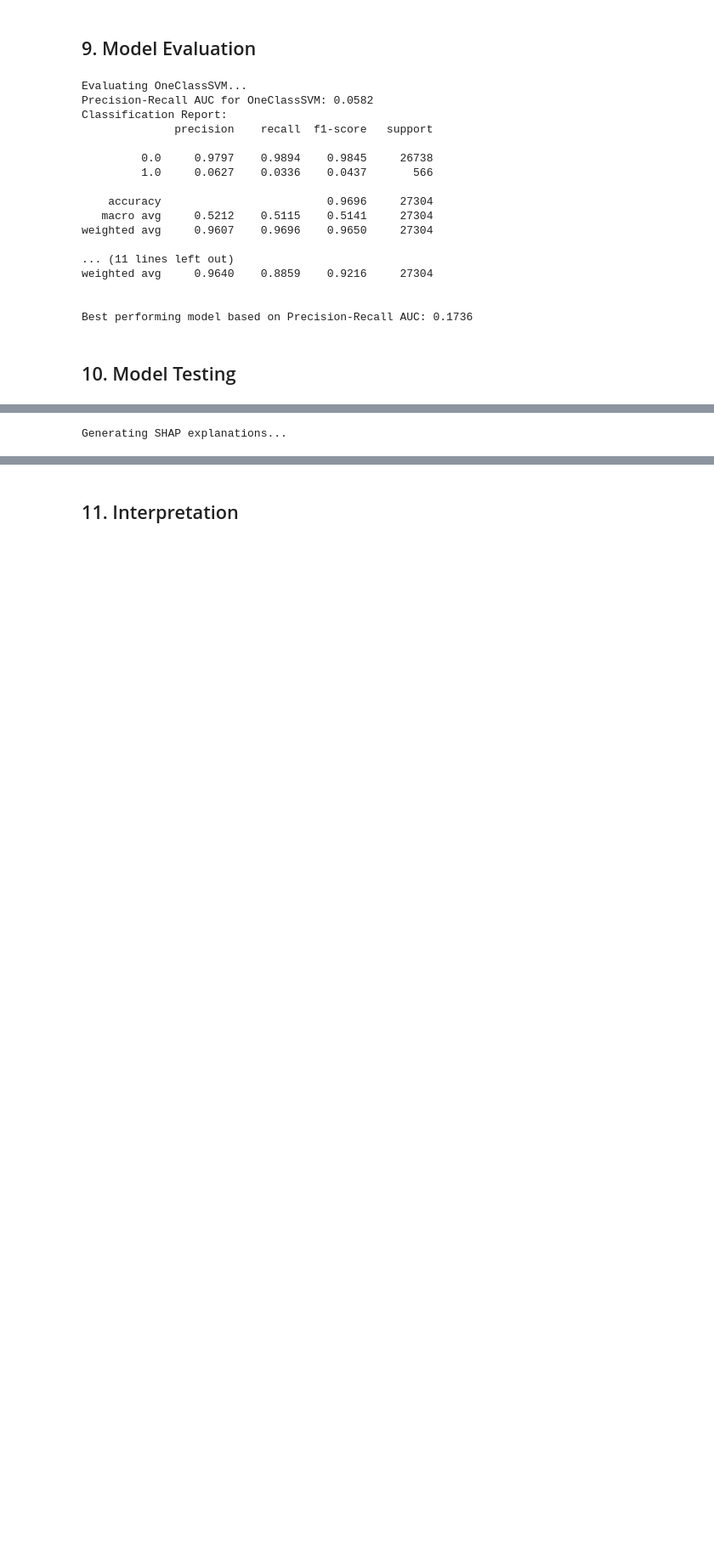
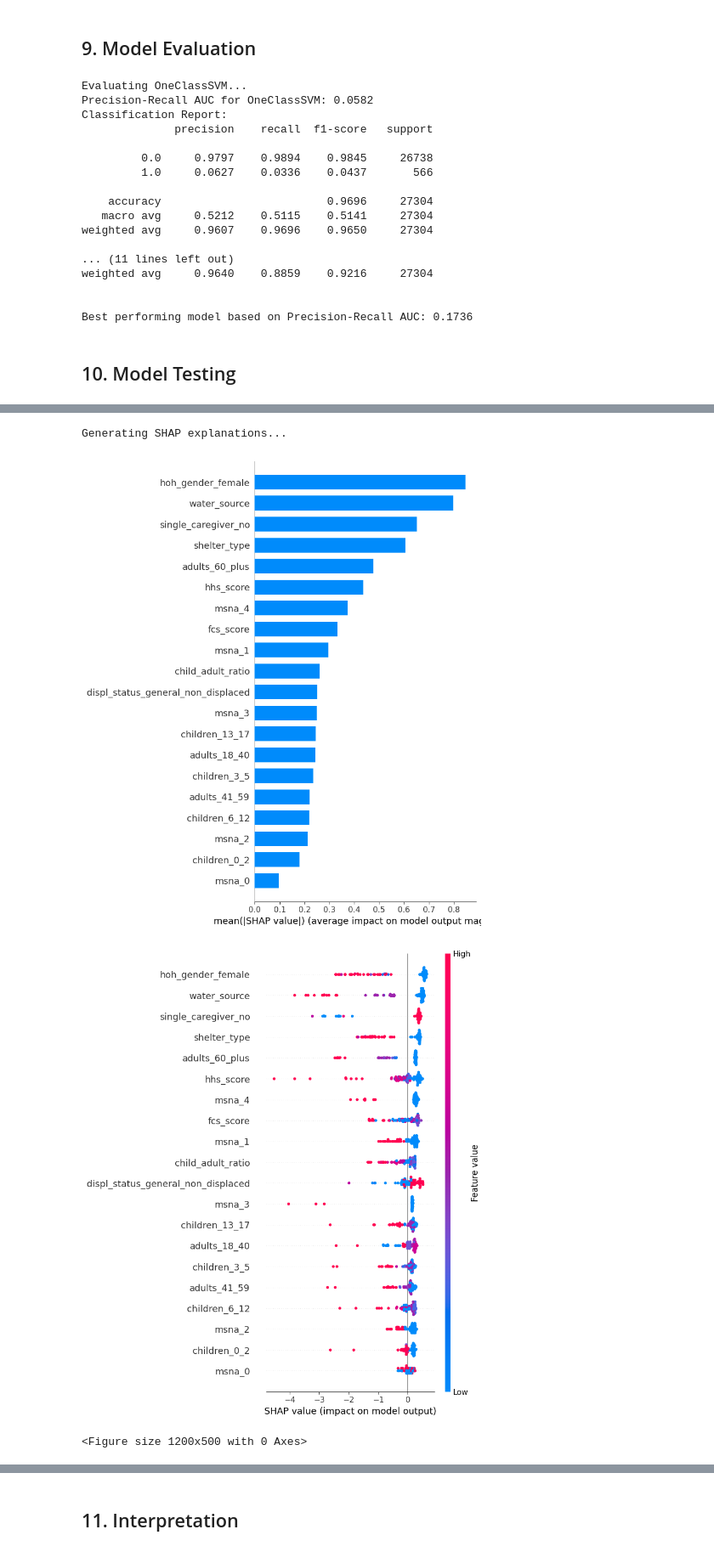
Before and after one commit to jprlink/child_sep_ml, a Jupyter notebook: child_sep_ml_anom.ipynb, the cells around one changed output, grey strips where cells are left out. Shown at 85% size. Drawn from its saved outputs; the diff is of its cells as text; code cells hidden in the pictures; blank space fills up the shorter version.

Commit message:
finalized anomaly detection (missing parts)

```diff
--- a/child_sep_ml_anom.ipynb
+++ b/child_sep_ml_anom.ipynb
@@ -991,53 +1256,77 @@ def plot_confusion_matrix(y_true, y_pred):
     plt.title('Confusion Matrix')
     plt.ylabel('True Label')
     plt.xlabel('Predicted Label')
-    plt.show()
+    plt.savefig('confusion_matrix_plot.png', bbox_inches='tight')  # Export the confusion matrix
+    plt.show()  # Show the confusion matrix plot
+    plt.close()
 
-# Plot SHAP values
+# Plot SHAP values with additional plots (summary, beeswarm, force, waterfall)
 def plot_shap_values(model, X_test):
     print("\nGenerating SHAP explanations...")
 
+    # Sample the test data for faster SHAP calculations
+    X_sample = X_test.sample(n=100, random_state=42)  # Limit to 100 samples to speed up SHAP
+
     # Initialize SHAP explainer for tree-based models like IsolationForest
-    if isinstance(model, (shap.Explainer)):
-        explainer = shap.Explainer(model)
-    else:
-        explainer = shap.TreeExplainer(model)
+    explainer = shap.TreeExplainer(model)
 
-    shap_values = explainer.shap_values(X_test)
+    # Get SHAP values as Explanation object
+    shap_values = explainer(X_sample)
 
-    # Summary Plot: Feature Importance
-    shap.summary_plot(shap_values, X_test, show=False)
-    plt.savefig('final_model_shap_summary_plot.png', bbox_inches='tight')
+    # SHAP Summary Plot: Feature Importance (bar plot)
+    plt.figure()  # Ensure a new figure for each plot
+    shap.summary_plot(shap_values.values, X_sample, plot_type="bar", show=False)
+    plt.savefig('shap_summary_bar_plot.png', bbox_inches='tight')  # Save the SHAP summary bar plot
+    plt.show()  # Show the SHAP summary plot
     plt.close()
 
-    # Force Plot: Single instance explanation (for the first sample)
-    shap.force_plot(explainer.expected_value, shap_values[0], X_test.iloc[0], matplotlib=True)
-    plt.savefig('final_model_shap_force_plot.png', bbox_inches='tight')
+    # SHAP Beeswarm Plot: Displays the importance of features across the dataset
+    plt.figure()  # New figure
+    shap.summary_plot(shap_values.values, X_sample, plot_type="dot", show=False)  # Beeswarm is a "dot" type plot
+    plt.savefig('shap_beeswarm_plot.png', bbox_inches='tight')  # Save the SHAP beeswarm plot
+    plt.show()  # Show the SHAP beeswarm plot
+    plt.close()
+
+    # SHAP Force Plot: Single instance explanation (for the first sample)
+    plt.figure(figsize=(12, 5))  # Set figure size for the force plot
+    shap.force_plot(shap_values[0].base_values, shap_values[0].values, X_sample.iloc[0], matplotlib=True)
+    plt.savefig('shap_force_plot.png', bbox_inches='tight')  # Save the SHAP force plot
+    plt.show()  # Show the SHAP force plot
+    plt.close()
+
+    # SHAP Waterfall Plot: Visualizes the contribution of each feature to the final prediction for one instance
+    plt.figure()  # New figure
+    shap.waterfall_plot(shap_values[0], show=False)
+    plt.savefig('shap_waterfall_plot.png', bbox_inches='tight')  # Save the SHAP waterfall plot
+    plt.show()  # Show the SHAP waterfall plot
     plt.close()
 
 if __name__ == '__main__':
     print("Loading the best model...")
     model = load_best_model()
 
-    # Load the test set
+    # Load the test set (fixing the undefined X_test)
     print("\nLoading test set...")
     X_test, y_test = load_test_data()
 
     # Evaluate the best model on the test set
     evaluate_on_test(model, X_test, y_test)
 # %% [output]
 Loading the best model...
 
 Loading test set...
 Precision-Recall AUC: 0.1935
 Classification Report:
               precision    recall  f1-score   support
 
          0.0     0.9840    0.9042    0.9424     26738
          1.0     0.0640    0.3086    0.1060       567
 
     accuracy                         0.8919     27305
    macro avg     0.5240    0.6064    0.5242     27305
 weighted avg     0.9649    0.8919    0.9251     27305
 [figure]
 Generating SHAP explanations...
+[figure, added]
+[figure, added]
+<Figure size 1200x500 with 0 Axes>
```
Also changed, not shown: parts of 5 cells of this notebook, 1 other file.
